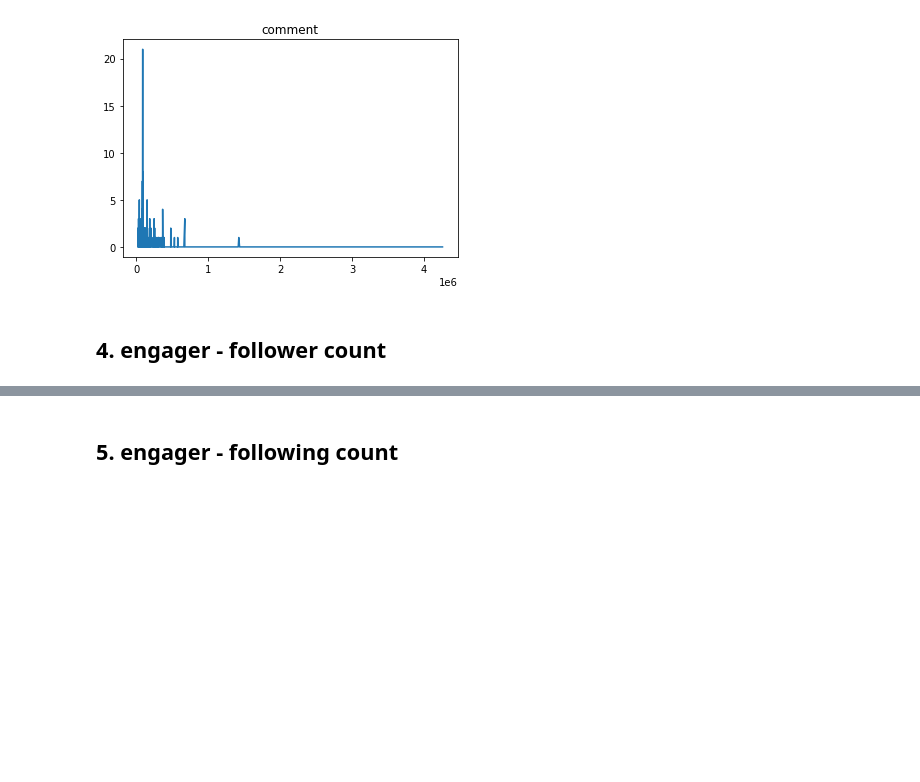
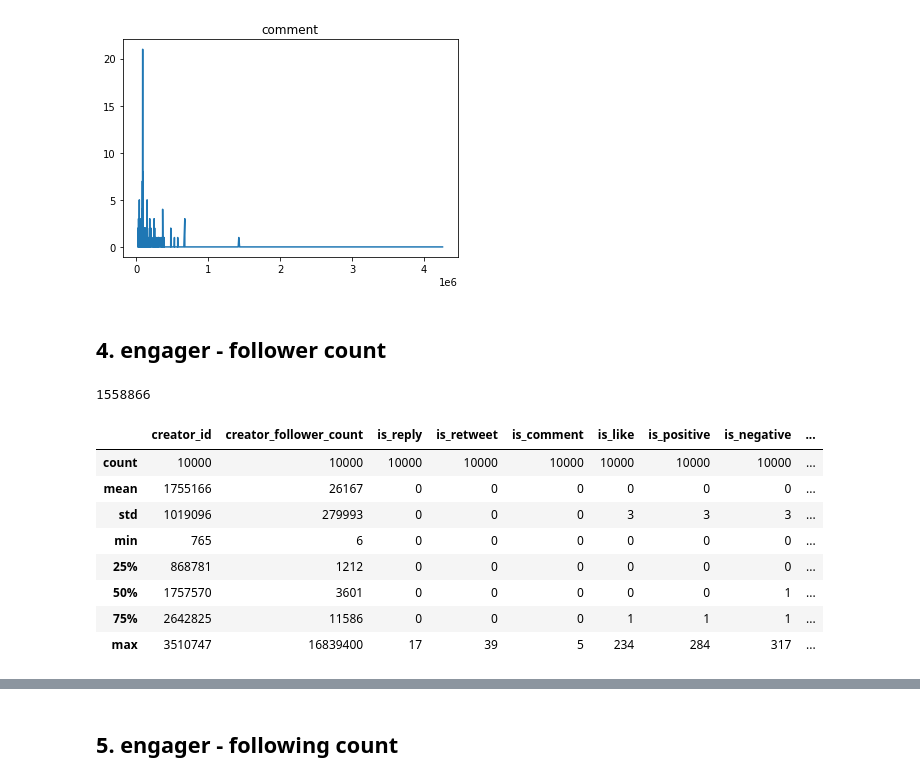
Before and after one commit to RecKIE7/recsys2021-twitter, a Jupyter notebook: analysis/follow_count.ipynb, the cells around one changed output, grey strips where cells are left out. Cells and saved outputs as stored; diff of their text form; code cells hidden in the pictures; blank space fills up the shorter version.

```diff
--- a/analysis/follow_count.ipynb
+++ b/analysis/follow_count.ipynb
@@ -245,3 +245,28 @@ plt.show()
 [figure]
 # %% [markdown]
 ## 4. engager - follower count
+# %%
+engager_follower_count = df.compute().groupby('creator_id')[['engager_follower_count']].nth(-1)
+engager_follower_count = engager_follower_count.reset_index()
+engager_follower_count.head()
+
+follow_count_df = follow_count_df.merge(engager_follower_count, on=['creator_id'], how='left')
+len(follow_count_df)
+# %% [output]
+1558866
+# %%
+sorted_engager_follower = follow_count_df.sort_values('engager_follower_count', ascending=False)
+
+top_n = 10000
+top_n_engager = sorted_engager_follower[:top_n]
+top_n_engager.describe().astype(np.int64)
+# %% [output]
+|  | creator_id | creator_follower_count | is_reply | is_retweet | is_comment | is_like | is_positive | is_negative | ... |
+| count | 10000 | 10000 | 10000 | 10000 | 10000 | 10000 | 10000 | 10000 | ... |
+| mean | 1755166 | 26167 | 0 | 0 | 0 | 0 | 0 | 0 | ... |
+| std | 1019096 | 279993 | 0 | 0 | 0 | 3 | 3 | 3 | ... |
+| min | 765 | 6 | 0 | 0 | 0 | 0 | 0 | 0 | ... |
+| 25% | 868781 | 1212 | 0 | 0 | 0 | 0 | 0 | 0 | ... |
+| 50% | 1757570 | 3601 | 0 | 0 | 0 | 0 | 0 | 1 | ... |
+| 75% | 2642825 | 11586 | 0 | 0 | 0 | 1 | 1 | 1 | ... |
+| max | 3510747 | 16839400 | 17 | 39 | 5 | 234 | 284 | 317 | ... |
```
Also changed, not shown: parts of 4 cells of this notebook.
